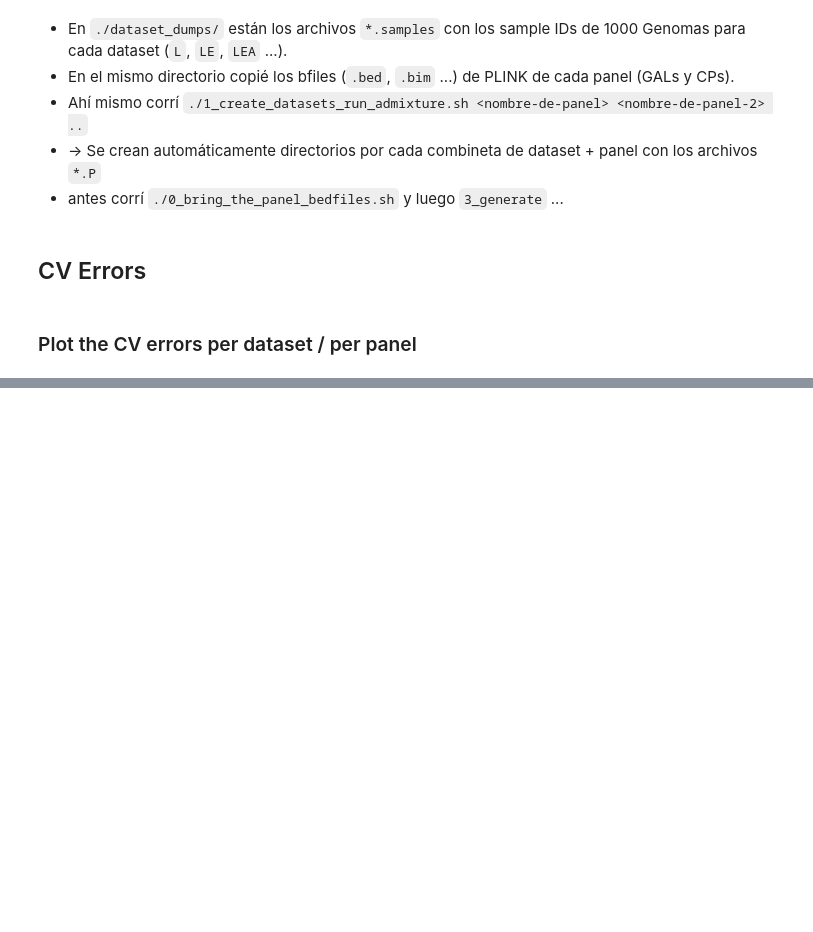
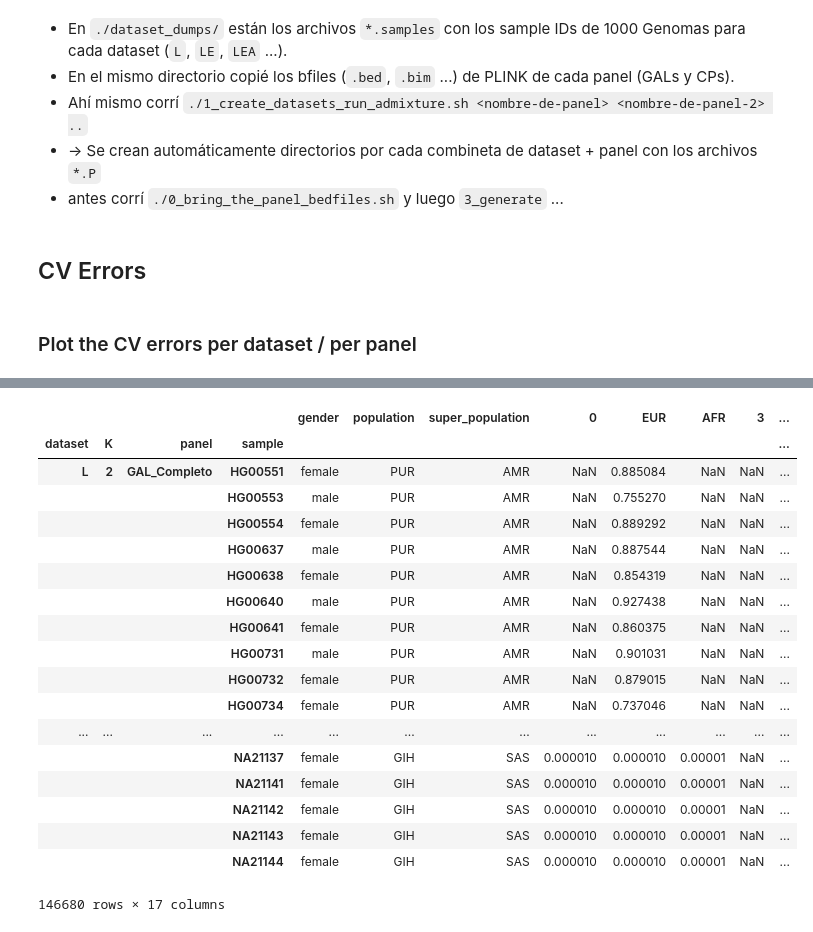
Before and after one commit to jmberros/tesina, a Jupyter notebook: tesina__ADMIXTURE.ipynb, the cells around one changed output, grey strips where cells are left out. Drawn from its saved outputs; the diff is of its cells as text; code cells hidden in the pictures; blank space fills up the shorter version.

Commit message:
admixture read results for every K, dataset, panel available

```diff
--- a/tesina__ADMIXTURE.ipynb
+++ b/tesina__ADMIXTURE.ipynb
@@ -102,0 +102,23 @@ ancestries_df
+# %%
+leaci9 = ancestries_df[-2]
+pd.concat(ancestries_df)
+# %% [output]
+|  |  |  |  | gender | population | super_population | 0 | EUR | AFR | 3 | ... |
+| dataset | K | panel | sample |  |  |  |  |  |  |  | ... |
+| L | 2 | GAL_Completo | HG00551 | female | PUR | AMR | NaN | 0.885084 | NaN | NaN | ... |
+|  |  |  | HG00553 | male | PUR | AMR | NaN | 0.755270 | NaN | NaN | ... |
+|  |  |  | HG00554 | female | PUR | AMR | NaN | 0.889292 | NaN | NaN | ... |
+|  |  |  | HG00637 | male | PUR | AMR | NaN | 0.887544 | NaN | NaN | ... |
+|  |  |  | HG00638 | female | PUR | AMR | NaN | 0.854319 | NaN | NaN | ... |
+|  |  |  | HG00640 | male | PUR | AMR | NaN | 0.927438 | NaN | NaN | ... |
+|  |  |  | HG00641 | female | PUR | AMR | NaN | 0.860375 | NaN | NaN | ... |
+|  |  |  | HG00731 | male | PUR | AMR | NaN | 0.901031 | NaN | NaN | ... |
+|  |  |  | HG00732 | female | PUR | AMR | NaN | 0.879015 | NaN | NaN | ... |
+|  |  |  | HG00734 | female | PUR | AMR | NaN | 0.737046 | NaN | NaN | ... |
+| ... | ... | ... | ... | ... | ... | ... | ... | ... | ... | ... | ... |
+|  |  |  | NA21137 | female | GIH | SAS | 0.000010 | 0.000010 | 0.00001 | NaN | ... |
+|  |  |  | NA21141 | female | GIH | SAS | 0.000010 | 0.000010 | 0.00001 | NaN | ... |
+|  |  |  | NA21142 | female | GIH | SAS | 0.000010 | 0.000010 | 0.00001 | NaN | ... |
+|  |  |  | NA21143 | female | GIH | SAS | 0.000010 | 0.000010 | 0.00001 | NaN | ... |
+|  |  |  | NA21144 | female | GIH | SAS | 0.000010 | 0.000010 | 0.00001 | NaN | ... |
+146680 rows × 17 columns
```
Also changed, not shown: parts of 7 cells of this notebook, 3 other files.
